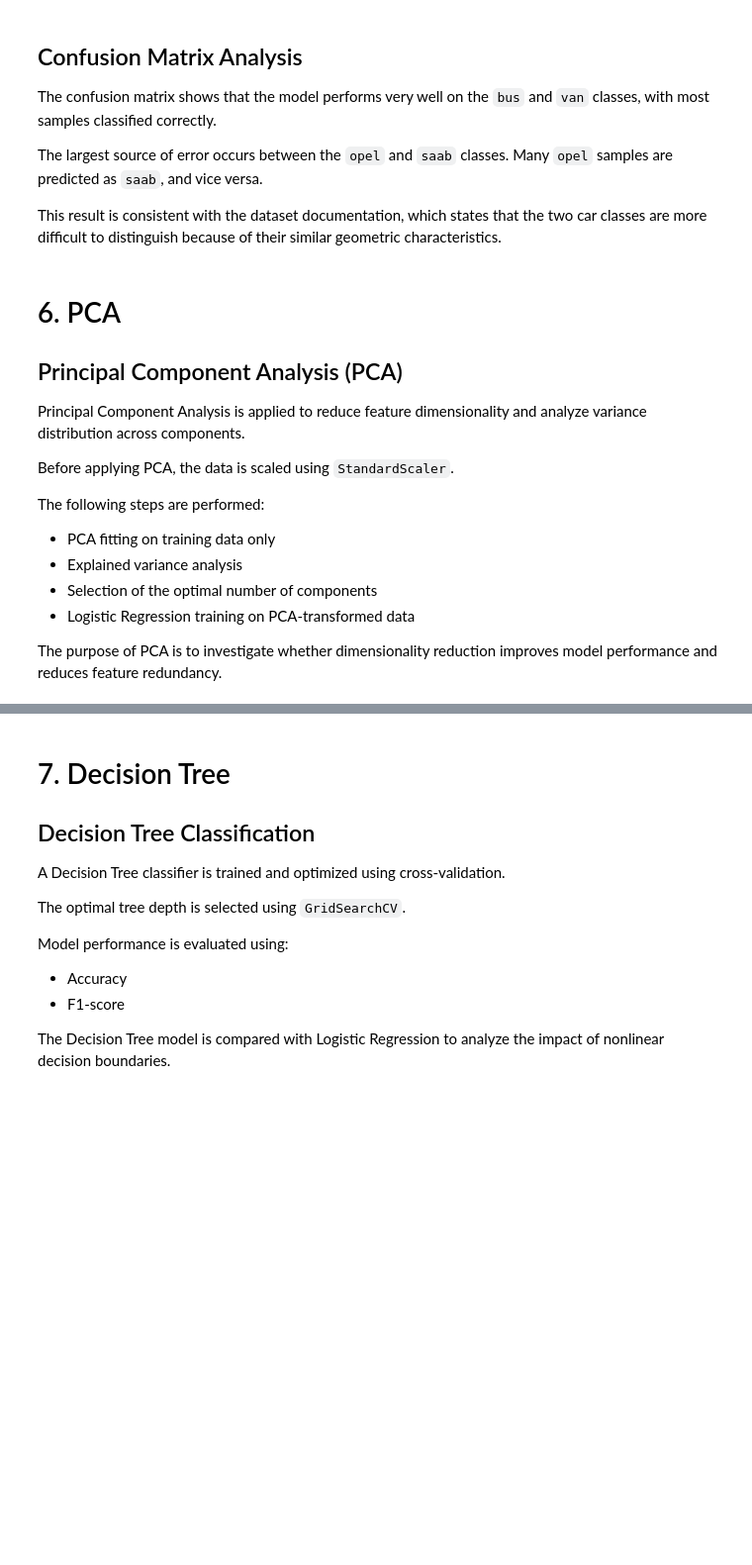
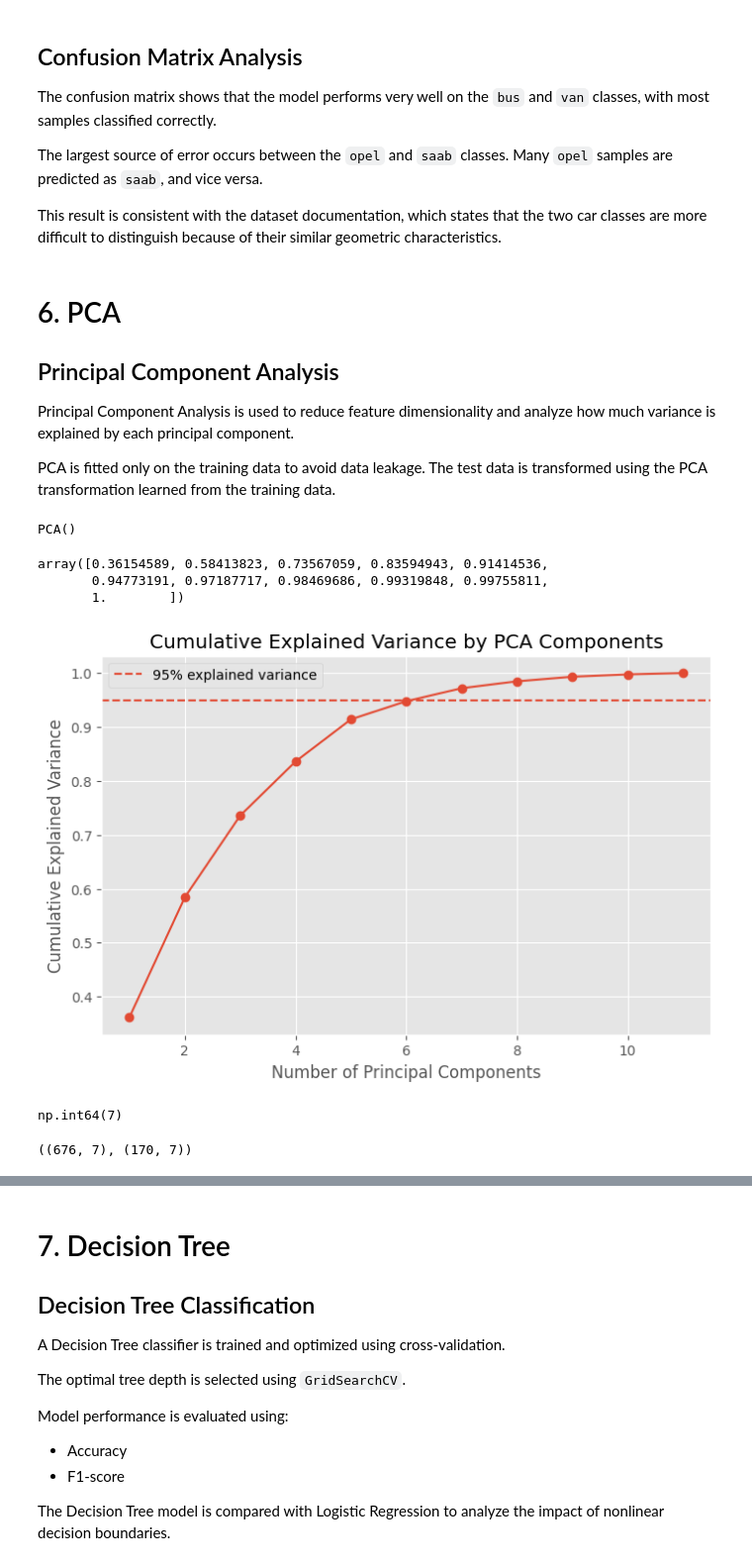
Before and after one commit to Haruw09/vehicle-silhouettes-ml-pipeline, a Jupyter notebook: notebooks/ml_pipeline.ipynb, the cells around one changed output, grey strips where cells are left out. Shown at 99% size. Cells and saved outputs as stored; diff of their text form; code cells hidden in the pictures; blank space fills up the shorter version.

Commit message:
Implement PCA and evaluate logistic regression on PCA features

```diff
--- a/notebooks/ml_pipeline.ipynb
+++ b/notebooks/ml_pipeline.ipynb
@@ -503,17 +504,62 @@ This result is consistent with the dataset documentation, which states that the
 # %% [markdown]
 # 6. PCA
 
-## Principal Component Analysis (PCA)
+## Principal Component Analysis
 
-Principal Component Analysis is applied to reduce feature dimensionality and analyze variance distribution across components.
+Principal Component Analysis is used to reduce feature dimensionality and analyze how much variance is explained by each principal component.
 
-Before applying PCA, the data is scaled using `StandardScaler`.
-
-The following steps are performed:
-
-- PCA fitting on training data only
-- Explained variance analysis
-- Selection of the optimal number of components
-- Logistic Regression training on PCA-transformed data
-
-The purpose of PCA is to investigate whether dimensionality reduction improves model performance and reduces feature redundancy.
+PCA is fitted only on the training data to avoid data leakage. The test data is transformed using the PCA transformation learned from the training data.
+# %%
+pca_full = PCA()
+
+pca_full.fit(X_train_scaled)
+# %% [output]
+PCA()
+# %%
+explained_variance_ratio = pca_full.explained_variance_ratio_
+cumulative_explained_variance = np.cumsum(explained_variance_ratio)
+
+cumulative_explained_variance
+# %% [output]
+array([0.36154589, 0.58413823, 0.73567059, 0.83594943, 0.91414536,
+       0.94773191, 0.97187717, 0.98469686, 0.99319848, 0.99755811,
+       1.        ])
+# %%
+plt.figure(figsize=(8, 5))
+
+plt.plot(
+    range(1, len(cumulative_explained_variance) + 1),
+    cumulative_explained_variance,
+    marker="o"
+)
+
+plt.axhline(
+    y=0.95,
+    linestyle="--",
+    label="95% explained variance"
+)
+
+plt.title("Cumulative Explained Variance by PCA Components")
+plt.xlabel("Number of Principal Components")
+plt.ylabel("Cumulative Explained Variance")
+plt.legend()
+plt.grid(True)
+
+plt.show()
+# %% [output]
+[figure, added]
+# %%
+n_components_95 = np.argmax(cumulative_explained_variance >= 0.95) + 1
+
+n_components_95
+# %% [output]
+np.int64(7)
+# %%
+pca = PCA(n_components=n_components_95)
+
+X_train_pca = pca.fit_transform(X_train_scaled)
+X_test_pca = pca.transform(X_test_scaled)
+
+X_train_pca.shape, X_test_pca.shape
+# %% [output]
+((676, 7), (170, 7))
```
Also changed, not shown: parts of 8 cells of this notebook.
